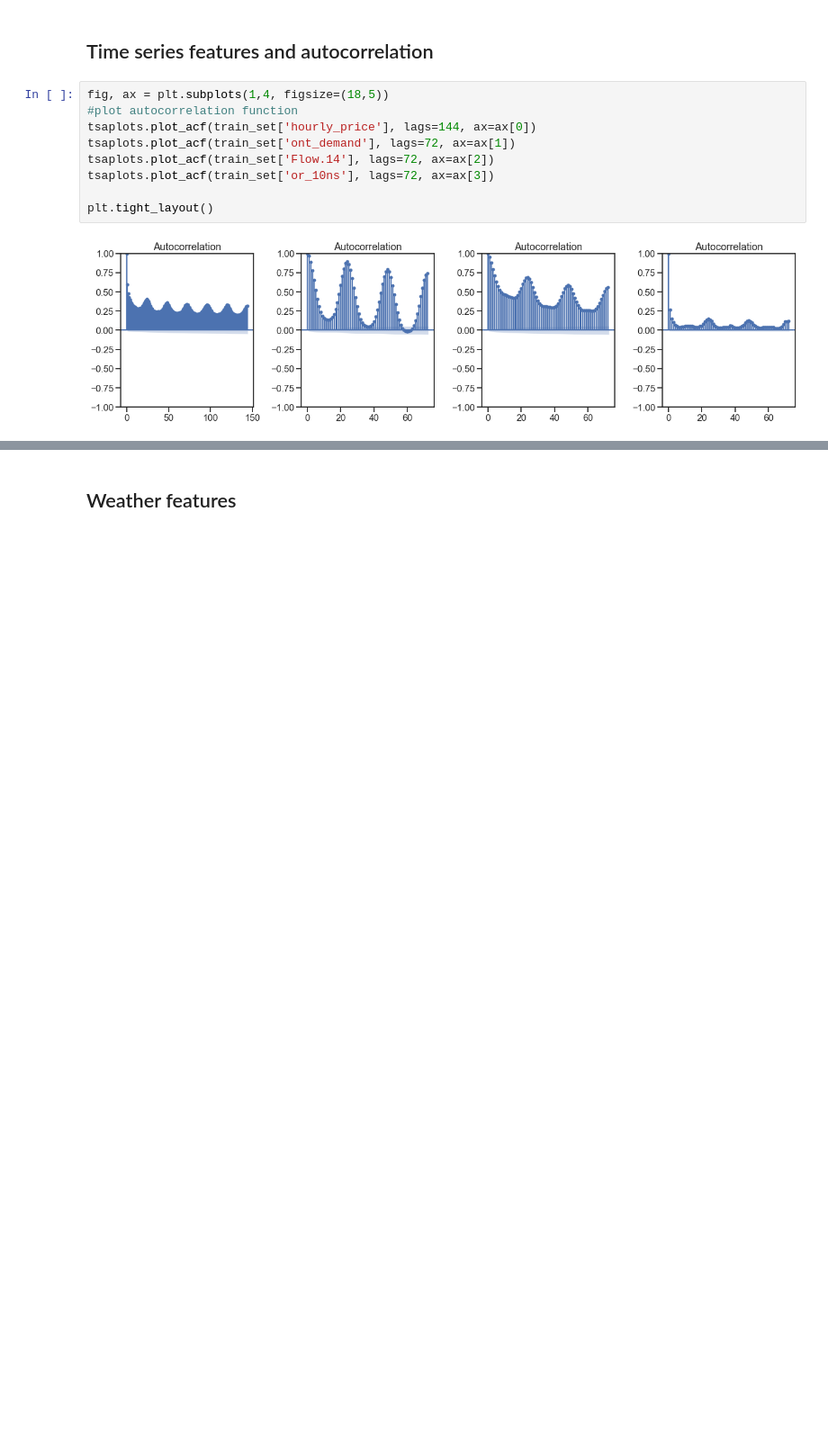
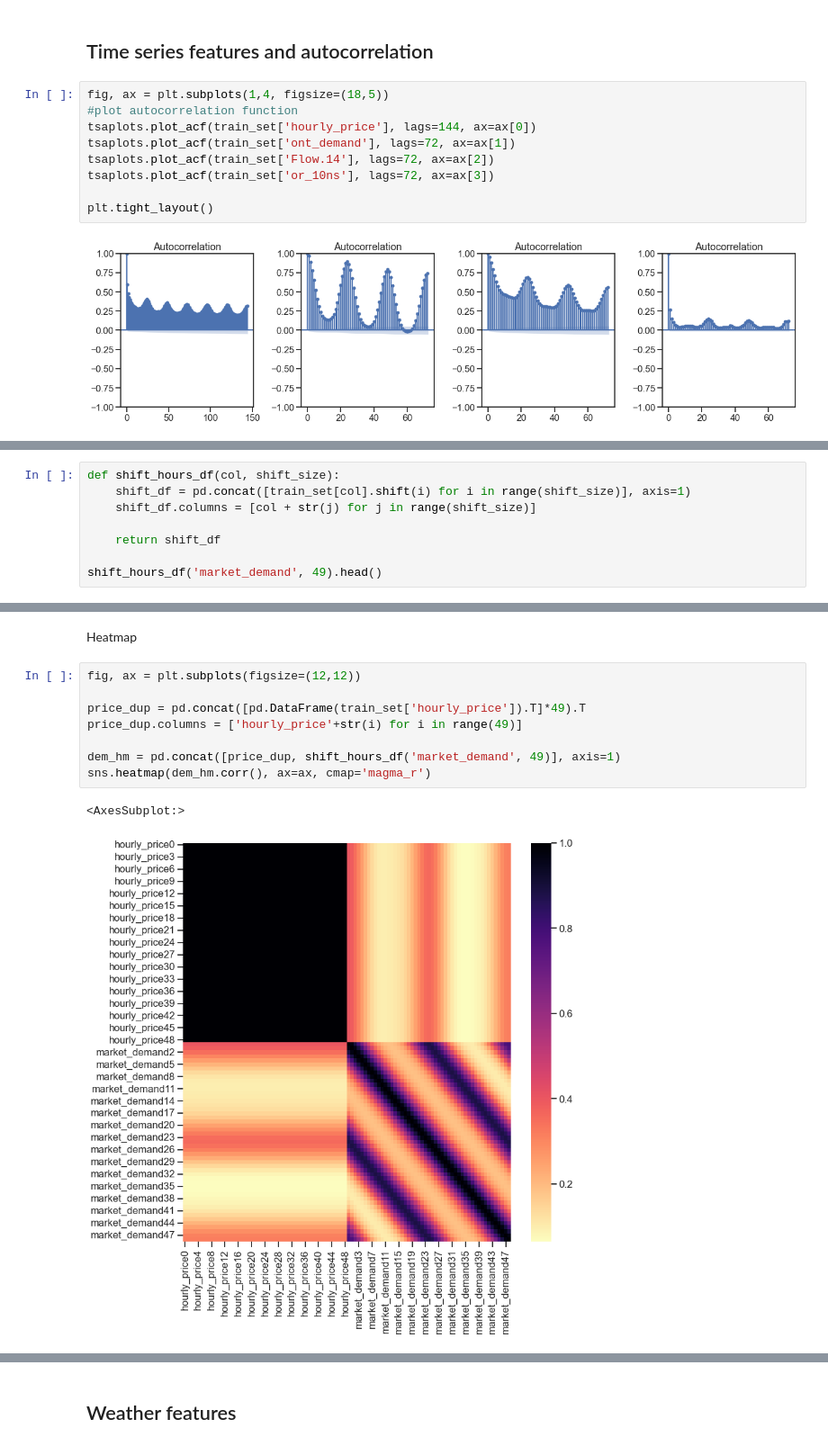
Before and after one commit to KeaganHRankin/cloud_ml_proj, a Jupyter notebook: feature_eng/feature_eng_keagan.ipynb, the cells around one changed output, grey strips where cells are left out. Shown: that part at 90% size. Drawn from its saved outputs; the diff is of its cells as text; blank space fills up the shorter version.

```diff
--- a/feature_eng/feature_eng_keagan.ipynb
+++ b/feature_eng/feature_eng_keagan.ipynb
@@ -64,0 +112,8 @@ train_set['hourly_price'].corr(train_set['market_demand'].shift(-24))
+# %%
+def shift_hours_df(col, shift_size):
+    shift_df = pd.concat([train_set[col].shift(i) for i in range(shift_size)], axis=1)
+    shift_df.columns = [col + str(j) for j in range(shift_size)]
+
+    return shift_df
+
+shift_hours_df('market_demand', 49).head()
@@ -64,0 +128,13 @@ train_set['hourly_price'].corr(train_set['market_demand'].shift(-24))
+# %% [markdown]
+Heatmap
+# %%
+fig, ax = plt.subplots(figsize=(12,12))
+
+price_dup = pd.concat([pd.DataFrame(train_set['hourly_price']).T]*49).T
+price_dup.columns = ['hourly_price'+str(i) for i in range(49)]
+
+dem_hm = pd.concat([price_dup, shift_hours_df('market_demand', 49)], axis=1)
+sns.heatmap(dem_hm.corr(), ax=ax, cmap='magma_r')
+# %% [output]
+<AxesSubplot:>
+[figure, added]
```
Also changed, not shown: parts of 21 cells of this notebook.
